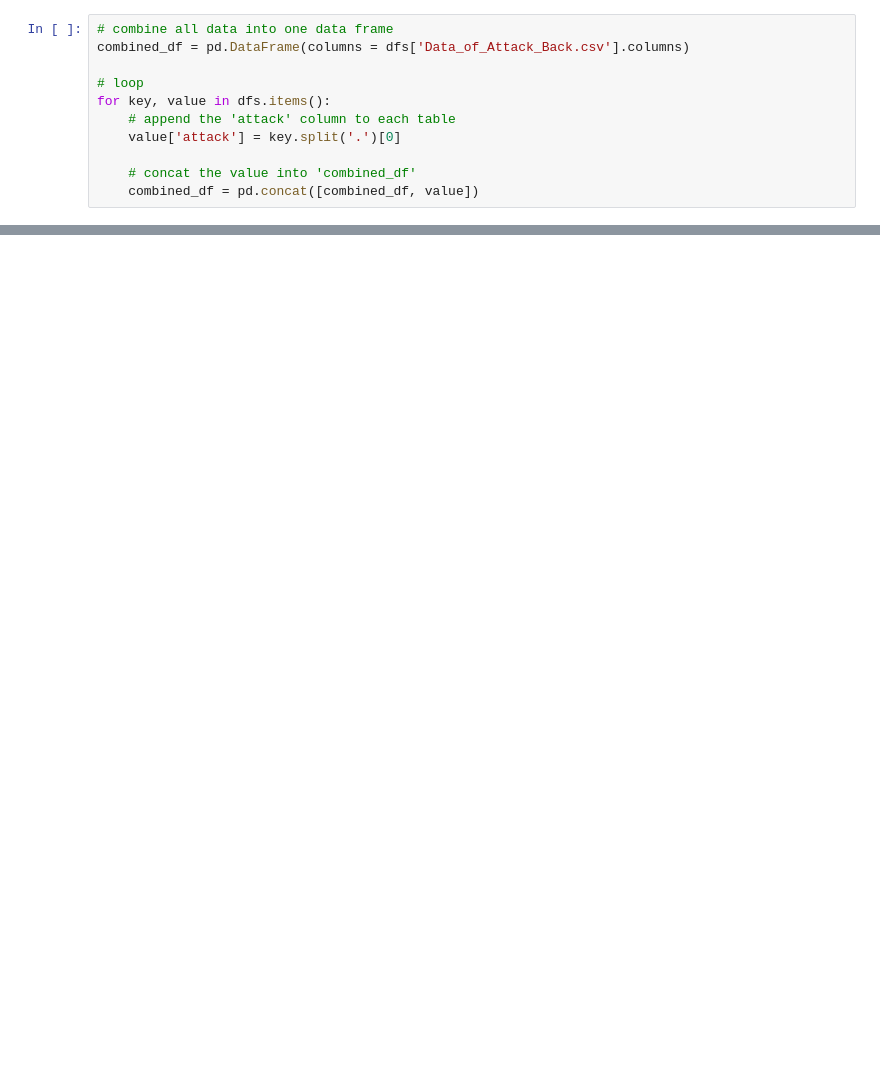
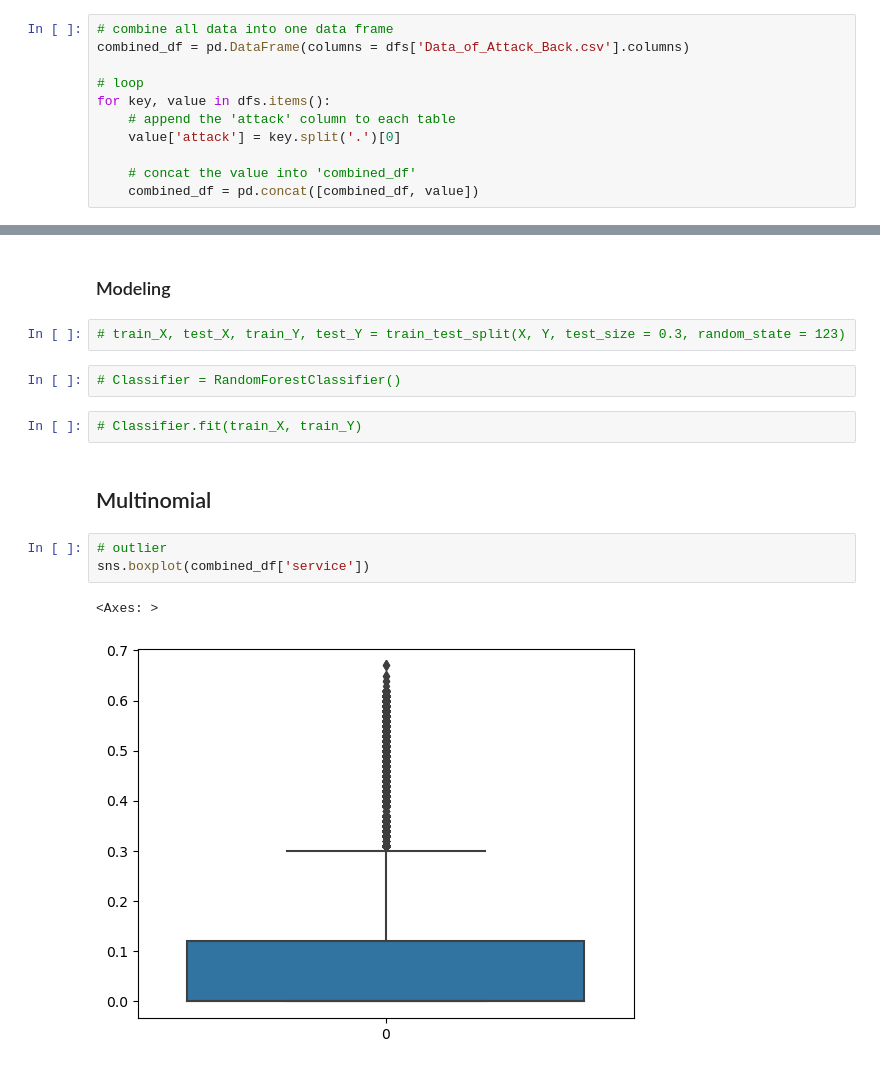
Before and after one commit to Samedy1/data_science_cadt_project_cyber_security, a Jupyter notebook: cyber_security.ipynb, the cells around one changed output, grey strips where cells are left out. Cells and saved outputs as stored; diff of their text form; blank space fills up the shorter version.

Commit message:
multinomial

```diff
--- a/cyber_security.ipynb
+++ b/cyber_security.ipynb
@@ -163,0 +418,16 @@ display(combined_df)
+# %% [markdown]
+### Modeling
+# %%
+# train_X, test_X, train_Y, test_Y = train_test_split(X, Y, test_size = 0.3, random_state = 123)
+# %%
+# Classifier = RandomForestClassifier()
+# %%
+# Classifier.fit(train_X, train_Y)
+# %% [markdown]
+## Multinomial
+# %%
+# outlier
+sns.boxplot(combined_df['service'])
+# %% [output]
+<Axes: >
+[figure, added]
```
Also changed, not shown: parts of 71 cells of this notebook.
